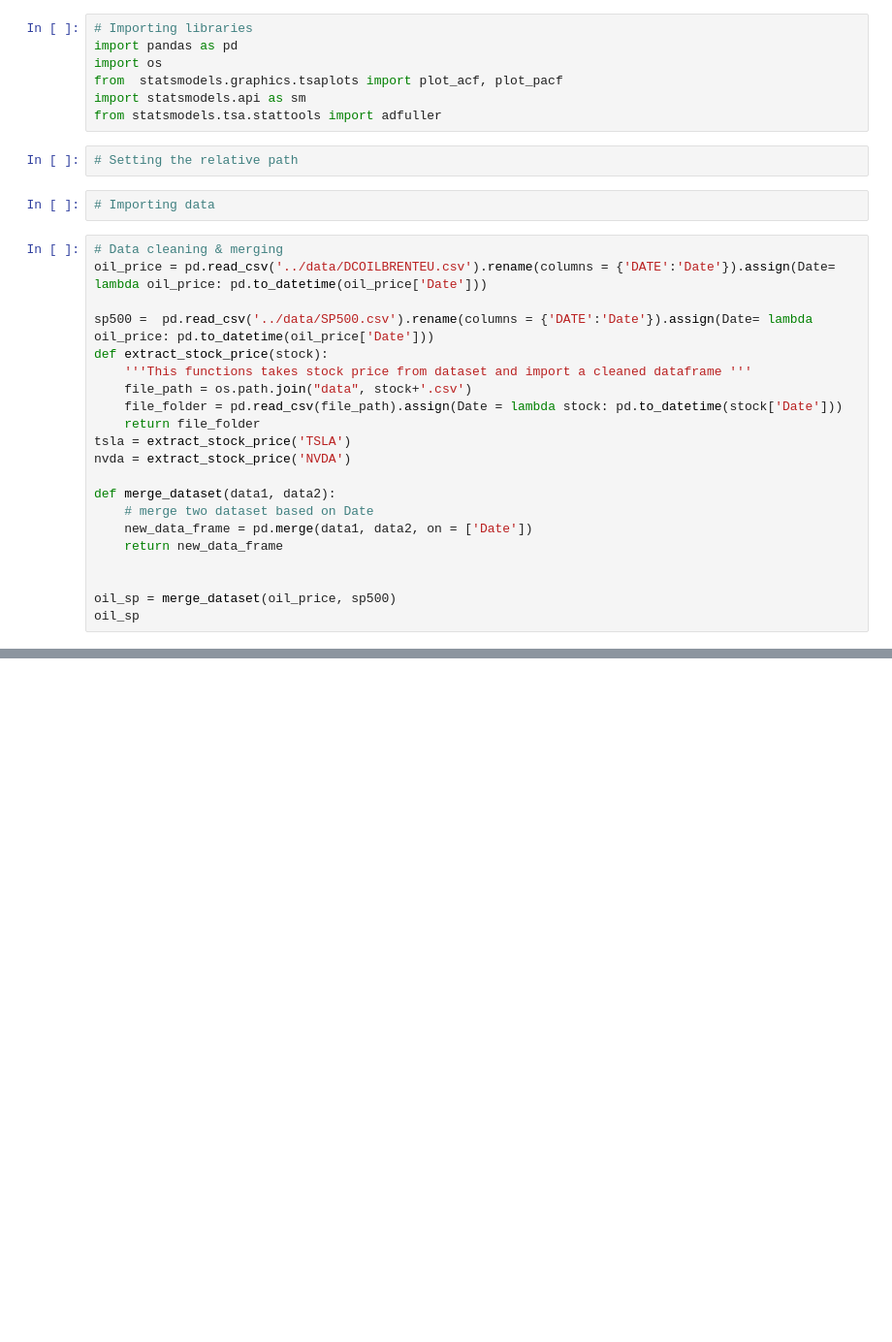
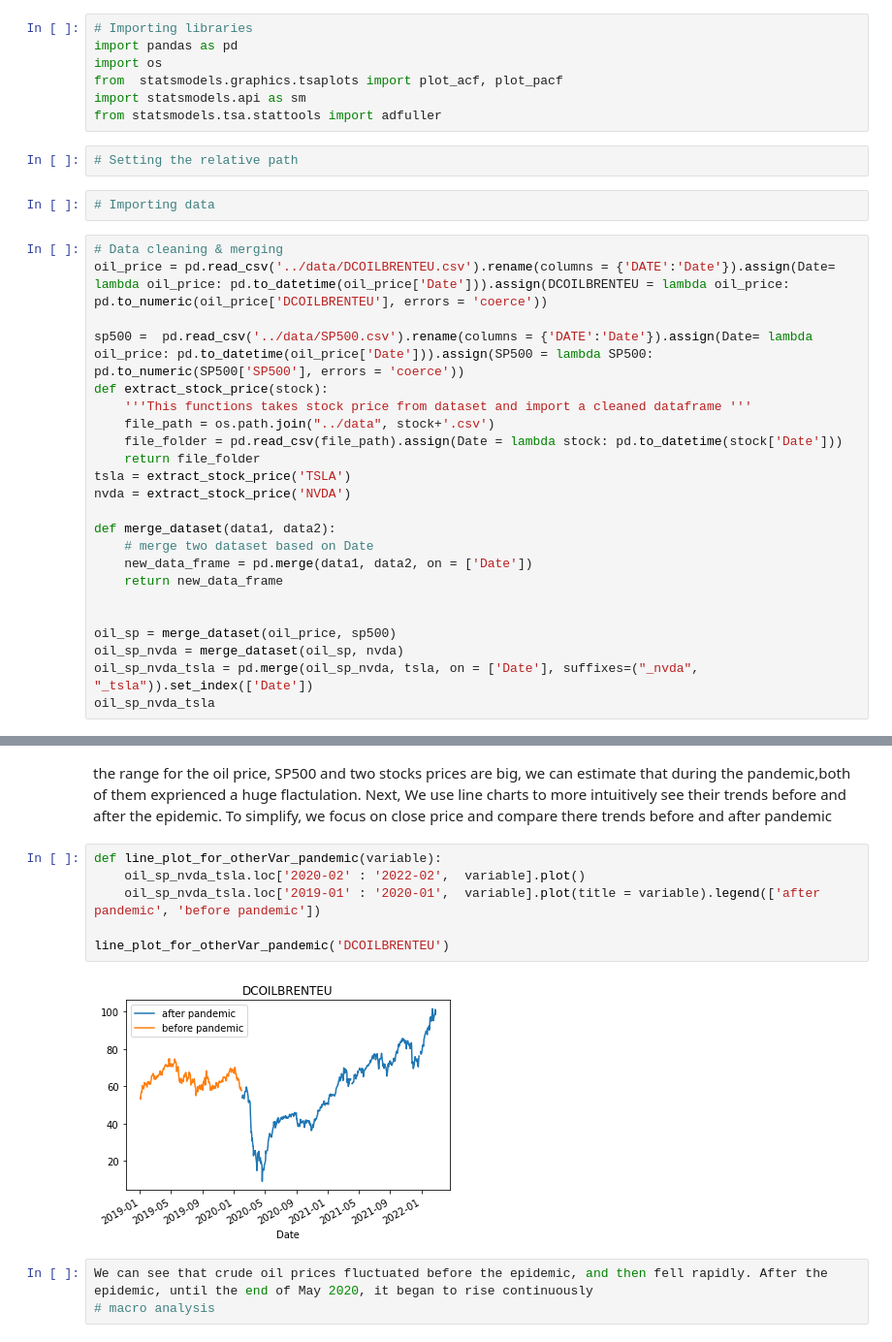
Before and after one commit to Abdulah94/Financial-Analysis-and-Trading-Strategies, a Jupyter notebook: code/jubyter-notebook.ipynb, the cells around one changed output, grey strips where cells are left out. Shown at 97% size. Drawn from its saved outputs; the diff is of its cells as text; blank space fills up the shorter version.

Commit message:
macro analysis

```diff
--- a/code/jubyter-notebook.ipynb
+++ b/code/jubyter-notebook.ipynb
@@ -11,12 +11,12 @@ from statsmodels.tsa.stattools import adfuller
 # Importing data
 # %%
 # Data cleaning & merging
-oil_price = pd.read_csv('../data/DCOILBRENTEU.csv').rename(columns = {'DATE':'Date'}).assign(Date= lambda oil_price: pd.to_datetime(oil_price['Date']))
+oil_price = pd.read_csv('../data/DCOILBRENTEU.csv').rename(columns = {'DATE':'Date'}).assign(Date= lambda oil_price: pd.to_datetime(oil_price['Date'])).assign(DCOILBRENTEU = lambda oil_price: pd.to_numeric(oil_price['DCOILBRENTEU'], errors = 'coerce'))
 
-sp500 =  pd.read_csv('../data/SP500.csv').rename(columns = {'DATE':'Date'}).assign(Date= lambda oil_price: pd.to_datetime(oil_price['Date']))
+sp500 =  pd.read_csv('../data/SP500.csv').rename(columns = {'DATE':'Date'}).assign(Date= lambda oil_price: pd.to_datetime(oil_price['Date'])).assign(SP500 = lambda SP500: pd.to_numeric(SP500['SP500'], errors = 'coerce'))
 def extract_stock_price(stock):
     '''This functions takes stock price from dataset and import a cleaned dataframe '''
-    file_path = os.path.join("data", stock+'.csv')
+    file_path = os.path.join("../data", stock+'.csv')
     file_folder = pd.read_csv(file_path).assign(Date = lambda stock: pd.to_datetime(stock['Date']))
     return file_folder
 tsla = extract_stock_price('TSLA')
@@ -29,4 +29,6 @@ def merge_dataset(data1, data2):
 
 
 oil_sp = merge_dataset(oil_price, sp500)
-oil_sp
+oil_sp_nvda = merge_dataset(oil_sp, nvda)
+oil_sp_nvda_tsla = pd.merge(oil_sp_nvda, tsla, on = ['Date'], suffixes=("_nvda", "_tsla")).set_index(['Date'])
+oil_sp_nvda_tsla
@@ -37,0 +80,13 @@ oil_sp
+# %% [markdown]
+the range for the oil price, SP500 and two stocks prices are big, we can estimate that during the pandemic,both of them exprienced a huge flactulation. Next, We use line charts to more intuitively see their trends before and after the epidemic. To simplify, we focus on close price and compare there trends before and after pandemic
+# %%
+def line_plot_for_otherVar_pandemic(variable):
+    oil_sp_nvda_tsla.loc['2020-02' : '2022-02',  variable].plot()
+    oil_sp_nvda_tsla.loc['2019-01' : '2020-01',  variable].plot(title = variable).legend(['after pandemic', 'before pandemic'])
+
+line_plot_for_otherVar_pandemic('DCOILBRENTEU')
+# %% [output]
+[figure, added]
+# %%
+We can see that crude oil prices fluctuated before the epidemic, and then fell rapidly. After the epidemic, until the end of May 2020, it began to rise continuously
+# macro analysis
```
Also changed, not shown: parts of 6 cells of this notebook.
